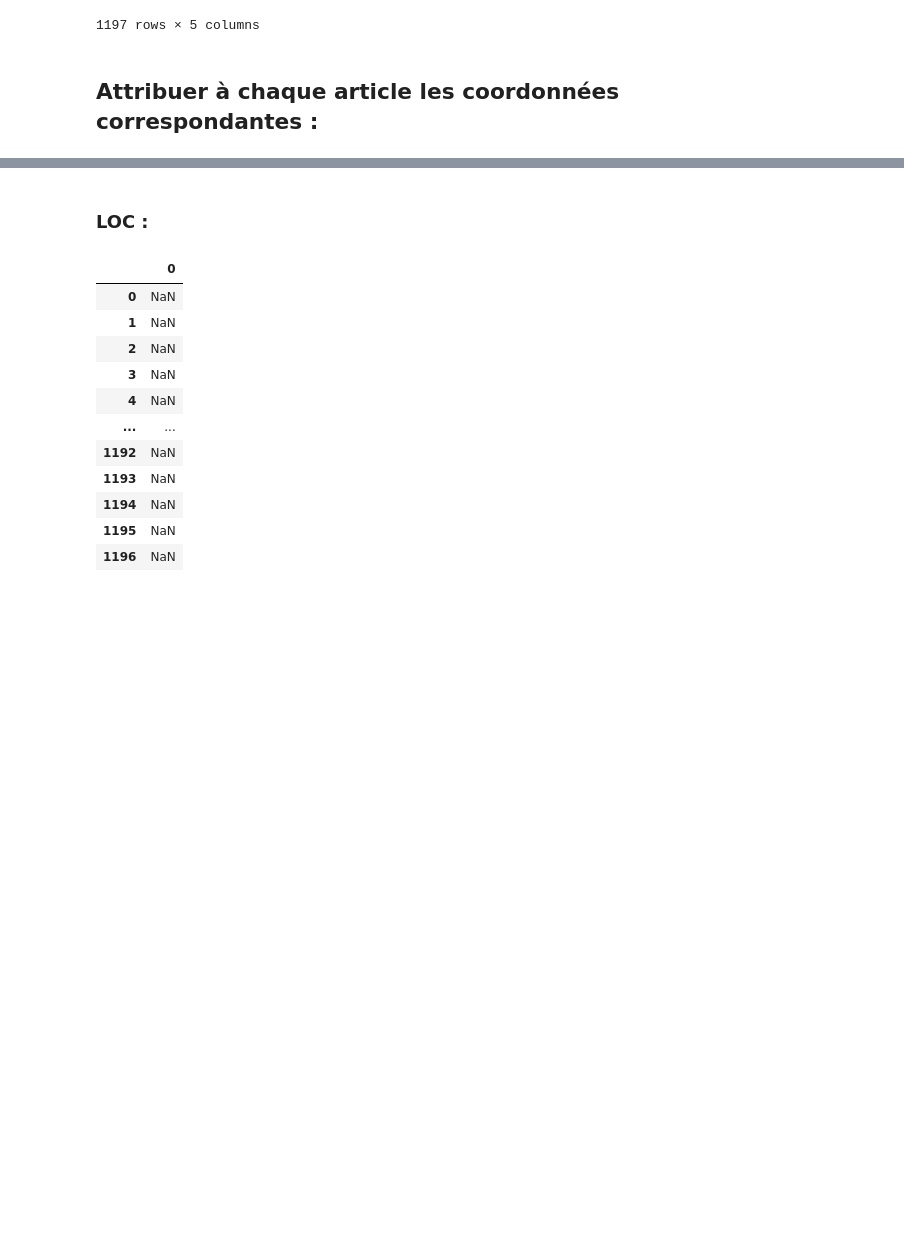
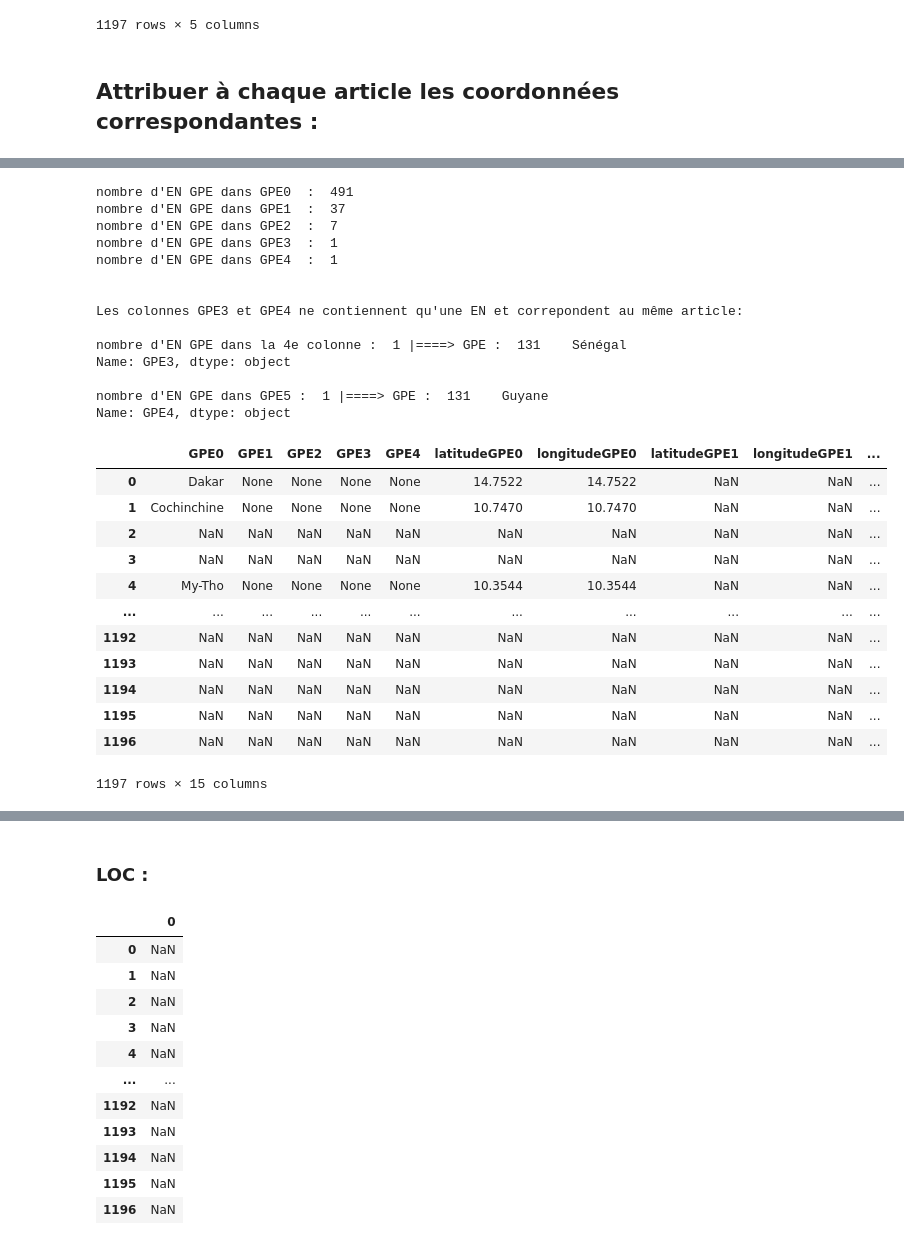
Before and after one commit to LilyG98/MappingJournals, a Jupyter notebook: data/3-Préparation-Cordonnees-AHMCAMN-QGIS.ipynb, the cells around one changed output, grey strips where cells are left out. Cells and saved outputs as stored; diff of their text form; code cells hidden in the pictures; blank space fills up the shorter version.

```diff
--- a/data/3-Préparation-Cordonnees-AHMCAMN-QGIS.ipynb
+++ b/data/3-Préparation-Cordonnees-AHMCAMN-QGIS.ipynb
@@ -394,3 +343,43 @@ Titre de l'article contenant les seules entités des colonnes GPE4 et GPE5 :  Mo
+# %%
+for GPE in ["GPE0","GPE1","GPE2","GPE3","GPE4"]:
+    print("nombre d'EN GPE dans",GPE," : ",df_AMN_AHMC_GPE[GPE].notnull().sum())
+    df_AMN_AHMC_GPE=attribuer_LatLong(df_AMN_AHMC_GPE,GPE)
+
+
+
+print("\n\nLes colonnes GPE3 et GPE4 ne contiennent qu'une EN et correpondent au même article:")
+print("\nnombre d'EN GPE dans la 4e colonne : ",df_AMN_AHMC_GPE["GPE3"].notnull().sum(),"|====> GPE : ",df_AMN_AHMC_GPE.loc[df_AMN_AHMC_GPE["GPE3"].notnull()]["GPE3"])
+print("\nnombre d'EN GPE dans GPE5 : ",df_AMN_AHMC_GPE["GPE4"].notnull().sum(),"|====> GPE : ",df_AMN_AHMC_GPE.loc[df_AMN_AHMC_GPE["GPE4"].notnull()]["GPE4"])
+
+df_AMN_AHMC_GPE
+# %% [output]
+nombre d'EN GPE dans GPE0  :  491
+nombre d'EN GPE dans GPE1  :  37
+nombre d'EN GPE dans GPE2  :  7
+nombre d'EN GPE dans GPE3  :  1
+nombre d'EN GPE dans GPE4  :  1
+
+
+Les colonnes GPE3 et GPE4 ne contiennent qu'une EN et correpondent au même article:
+
+nombre d'EN GPE dans la 4e colonne :  1 |====> GPE :  131    Sénégal
+Name: GPE3, dtype: object
+
+nombre d'EN GPE dans GPE5 :  1 |====> GPE :  131    Guyane
+Name: GPE4, dtype: object
+|  | GPE0 | GPE1 | GPE2 | GPE3 | GPE4 | latitudeGPE0 | longitudeGPE0 | latitudeGPE1 | longitudeGPE1 | ... |
+| 0 | Dakar | None | None | None | None | 14.7522 | 14.7522 | NaN | NaN | ... |
+| 1 | Cochinchine | None | None | None | None | 10.7470 | 10.7470 | NaN | NaN | ... |
+| 2 | NaN | NaN | NaN | NaN | NaN | NaN | NaN | NaN | NaN | ... |
+| 3 | NaN | NaN | NaN | NaN | NaN | NaN | NaN | NaN | NaN | ... |
+| 4 | My-Tho | None | None | None | None | 10.3544 | 10.3544 | NaN | NaN | ... |
+| ... | ... | ... | ... | ... | ... | ... | ... | ... | ... | ... |
+| 1192 | NaN | NaN | NaN | NaN | NaN | NaN | NaN | NaN | NaN | ... |
+| 1193 | NaN | NaN | NaN | NaN | NaN | NaN | NaN | NaN | NaN | ... |
+| 1194 | NaN | NaN | NaN | NaN | NaN | NaN | NaN | NaN | NaN | ... |
+| 1195 | NaN | NaN | NaN | NaN | NaN | NaN | NaN | NaN | NaN | ... |
+| 1196 | NaN | NaN | NaN | NaN | NaN | NaN | NaN | NaN | NaN | ... |
+1197 rows × 15 columns
 # %%
 #On s'intéresse ici aux entités qui ont plus de 1 GPE
 df_AMN_AHMC_GPE.loc[df_AMN_AHMC_GPE["GPE1"].notnull()]
```
Also changed, not shown: parts of 14 cells of this notebook, 3 other files.
